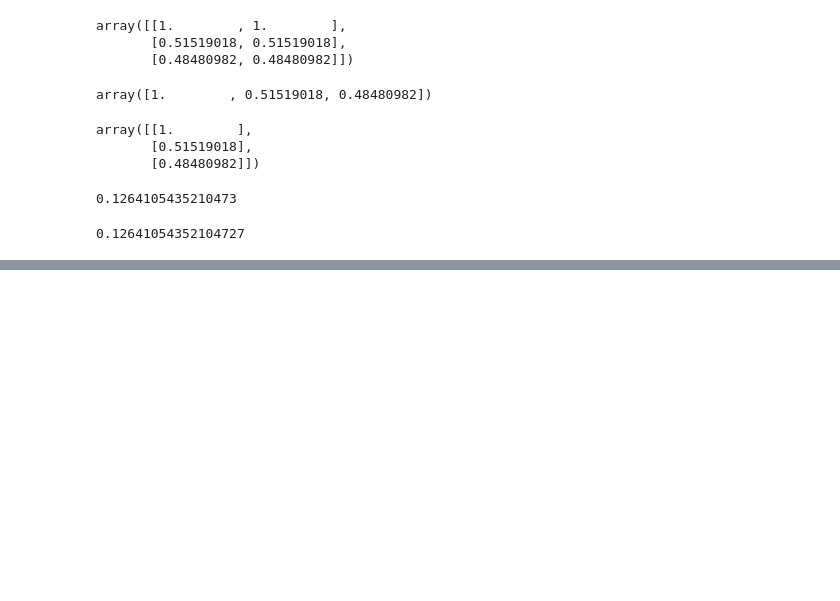
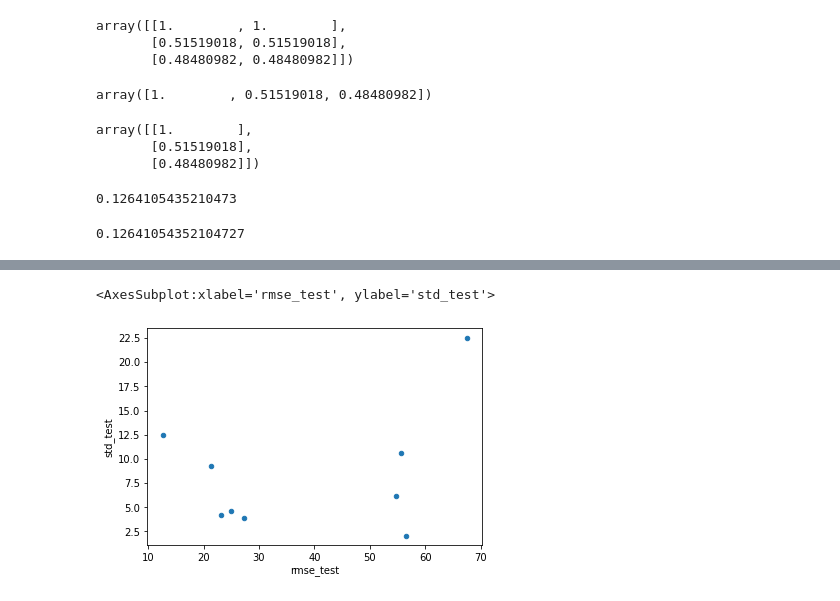
Before and after one commit to MariosKef/RULe, a Jupyter notebook: tests.ipynb, the cells around one changed output, grey strips where cells are left out. Saved outputs shown, nothing was run; the diff lists cells and outputs as text; code cells hidden in the pictures; blank space fills up the shorter version.

```diff
--- a/tests.ipynb
+++ b/tests.ipynb
@@ -147,0 +241,2 @@ np.average(a, weights=weights2)
+# %%
+results = pd.read_csv('./results_no_cv_HO')
@@ -147,0 +262,5 @@ np.average(a, weights=weights2)
+# %%
+results.iloc[6:].plot.scatter(x='rmse_test', y='std_test')
+# %% [output]
+<AxesSubplot:xlabel='rmse_test', ylabel='std_test'>
+[figure, added]
```
Also changed, not shown: parts of 39 cells of this notebook, 1 other file.
